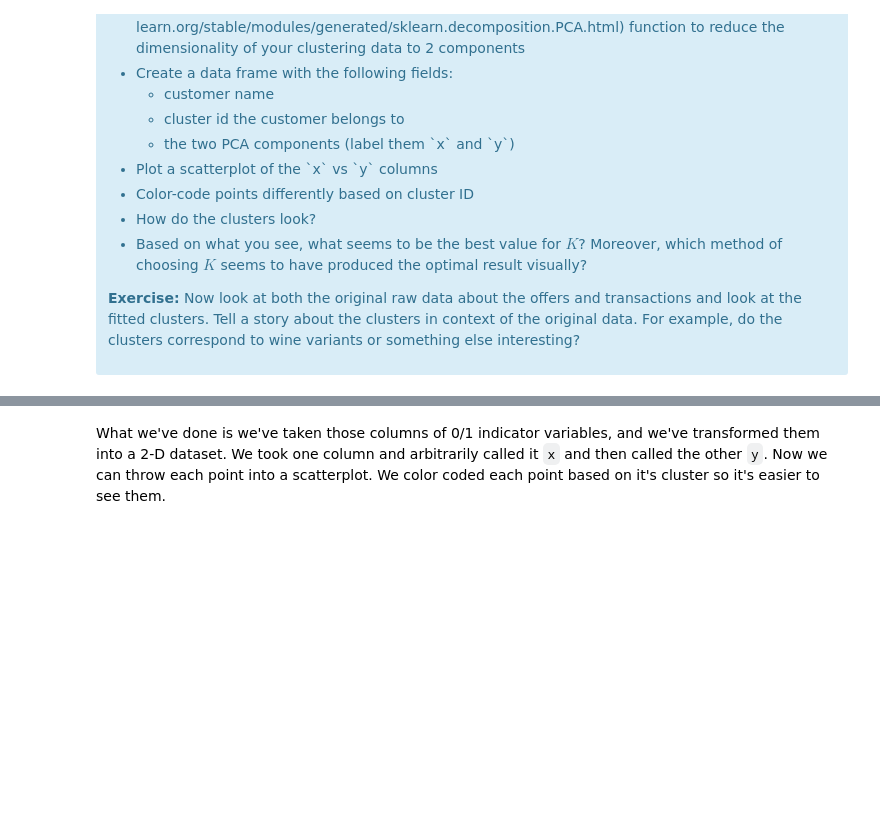
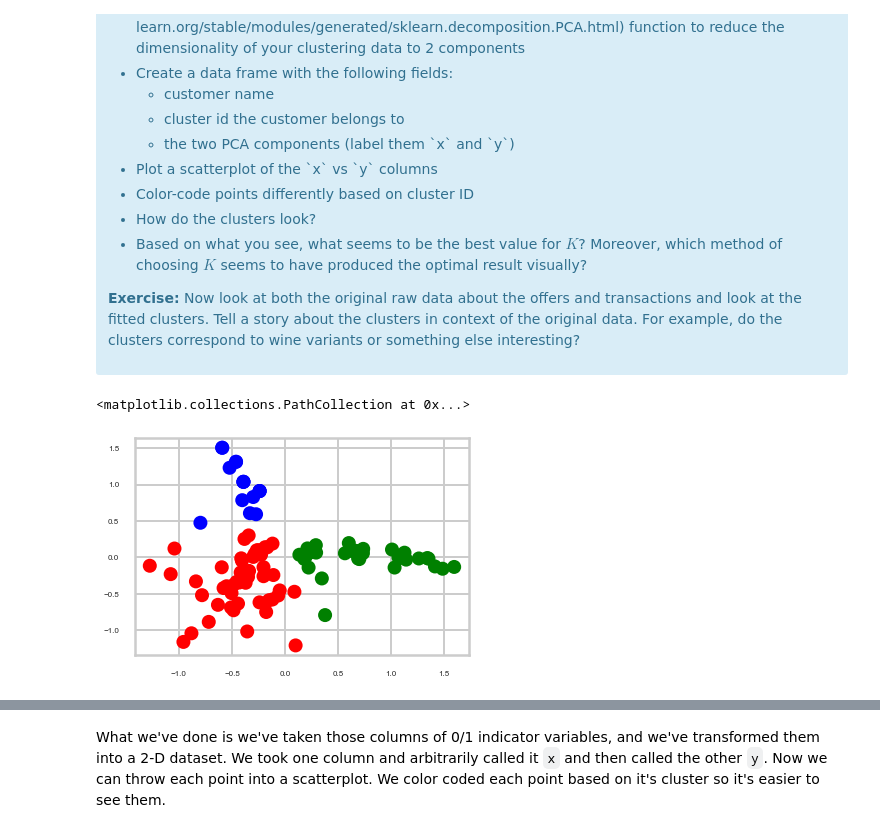
Before and after one commit to mhahm/Unsupervised_Learning, a Jupyter notebook: K-Means clustering/Clustering Case Study - Customer Segmentation with K-Means - Tier 3.ipynb, the cells around one changed output, grey strips where cells are left out. Cells and saved outputs as stored; diff of their text form; code cells hidden in the pictures; blank space fills up the shorter version.

```diff
--- a/K-Means clustering/Clustering Case Study - Customer Segmentation with K-Means - Tier 3.ipynb
+++ b/K-Means clustering/Clustering Case Study - Customer Segmentation with K-Means - Tier 3.ipynb
@@ -421,0 +418,15 @@ This is only one use of PCA for dimension reduction. We can also use PCA when we
+# %%
+#your turn
+import sklearn.decomposition
+import matplotlib.colors
+model = KMeans(n_clusters=3)
+cluster_labels = model.fit_predict(X)
+cmap = matplotlib.colors.ListedColormap(['red', 'green', 'blue'])
+#PCA
+pca = sklearn.decomposition.PCA(n_components=2)
+pca_transform = pca.fit_transform(X)
+pc1, pc2 = zip(*pca_transform)
+plt.scatter(pc1, pc2, c=cluster_labels, cmap=cmap)
+# %% [output]
+<matplotlib.collections.PathCollection at 0x...>
+[figure, added]
```
Also changed, not shown: parts of 16 cells of this notebook.
